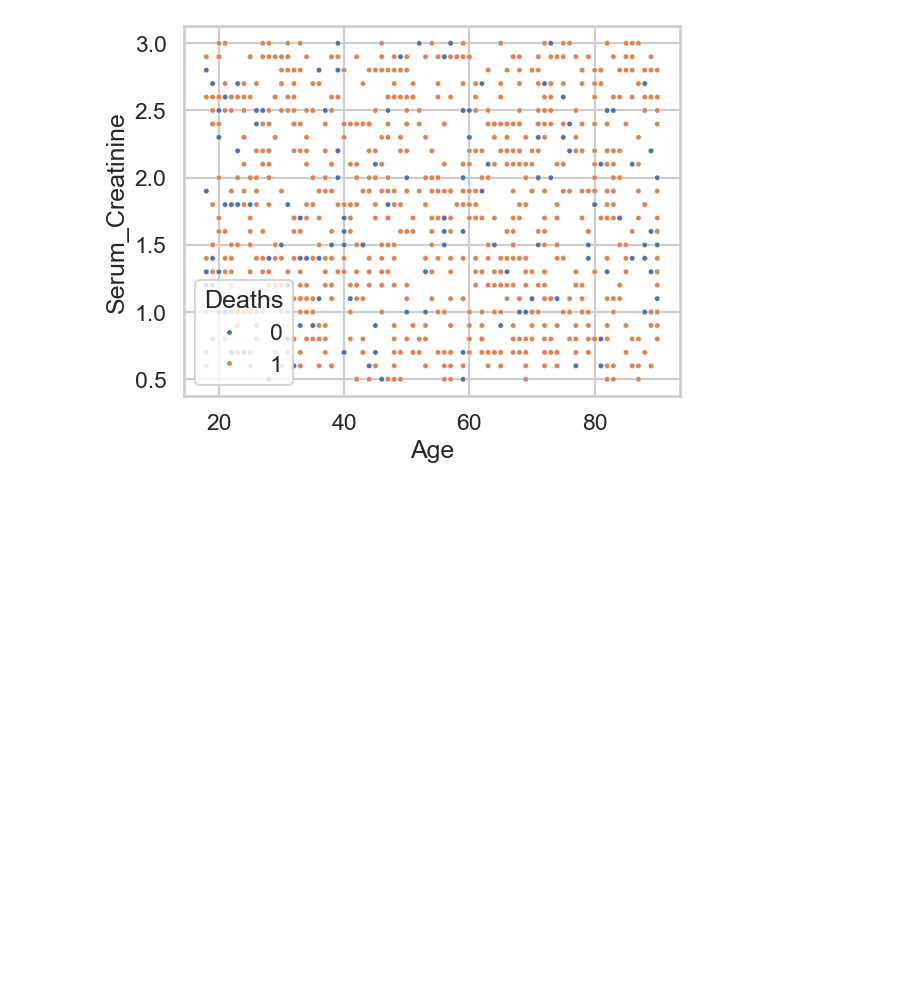
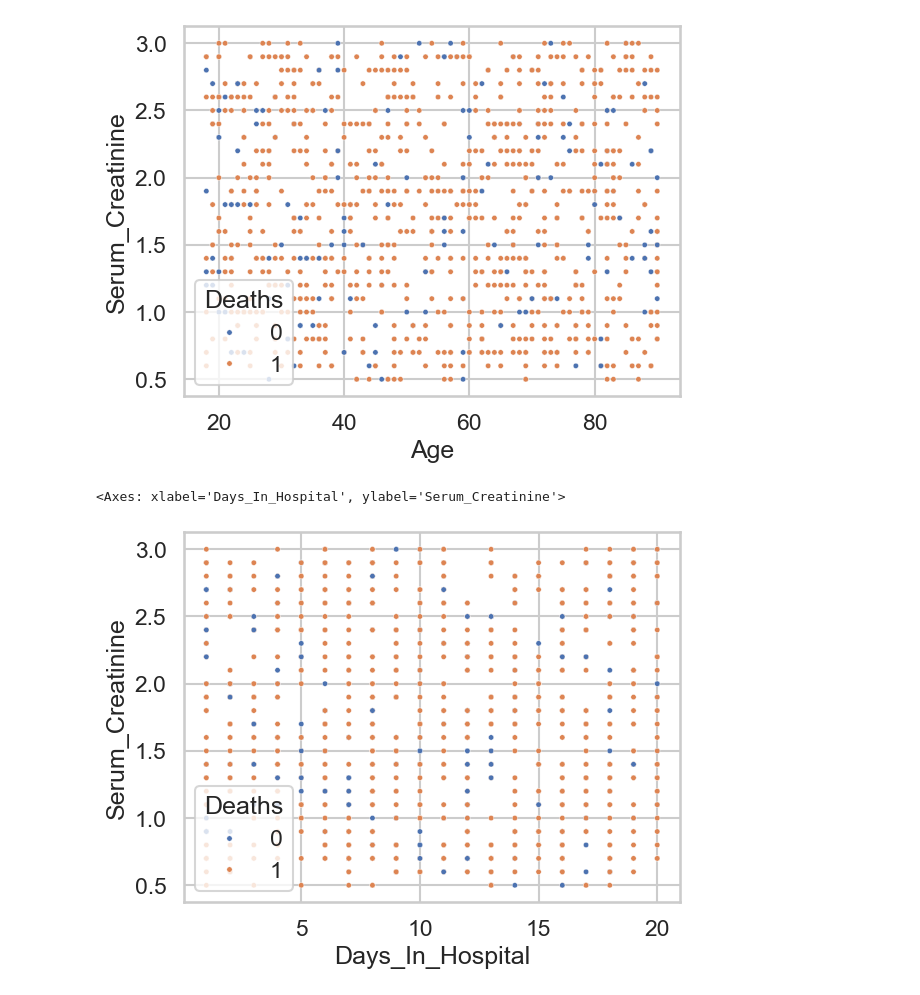
Before and after one commit to cutepuppy2024/Kidney-Project, a Jupyter notebook: ckd_analysis_1st.ipynb, the cells around one changed output. Saved outputs shown, nothing was run; the diff lists cells and outputs as text; code cells hidden in the pictures; blank space fills up the shorter version.

```diff
--- a/ckd_analysis_1st.ipynb
+++ b/ckd_analysis_1st.ipynb
@@ -716,3 +716,11 @@ sns.scatterplot(data=scatter_g2, x = "Age", y = "Serum_Creatinine", hue='Deaths'
 # %% [output]
 <Axes: xlabel='Age', ylabel='Serum_Creatinine'>
 [figure]
+# %%
+scatter_g3 = df[["Age","Days_In_Hospital","City","Serum_Creatinine",'Deaths']]
+# %%
+sns.scatterplot(data=scatter_g3, x = "Days_In_Hospital", y = "Serum_Creatinine", hue='Deaths',
+                s=15)
+# %% [output]
+<Axes: xlabel='Days_In_Hospital', ylabel='Serum_Creatinine'>
+[figure, added]
```
